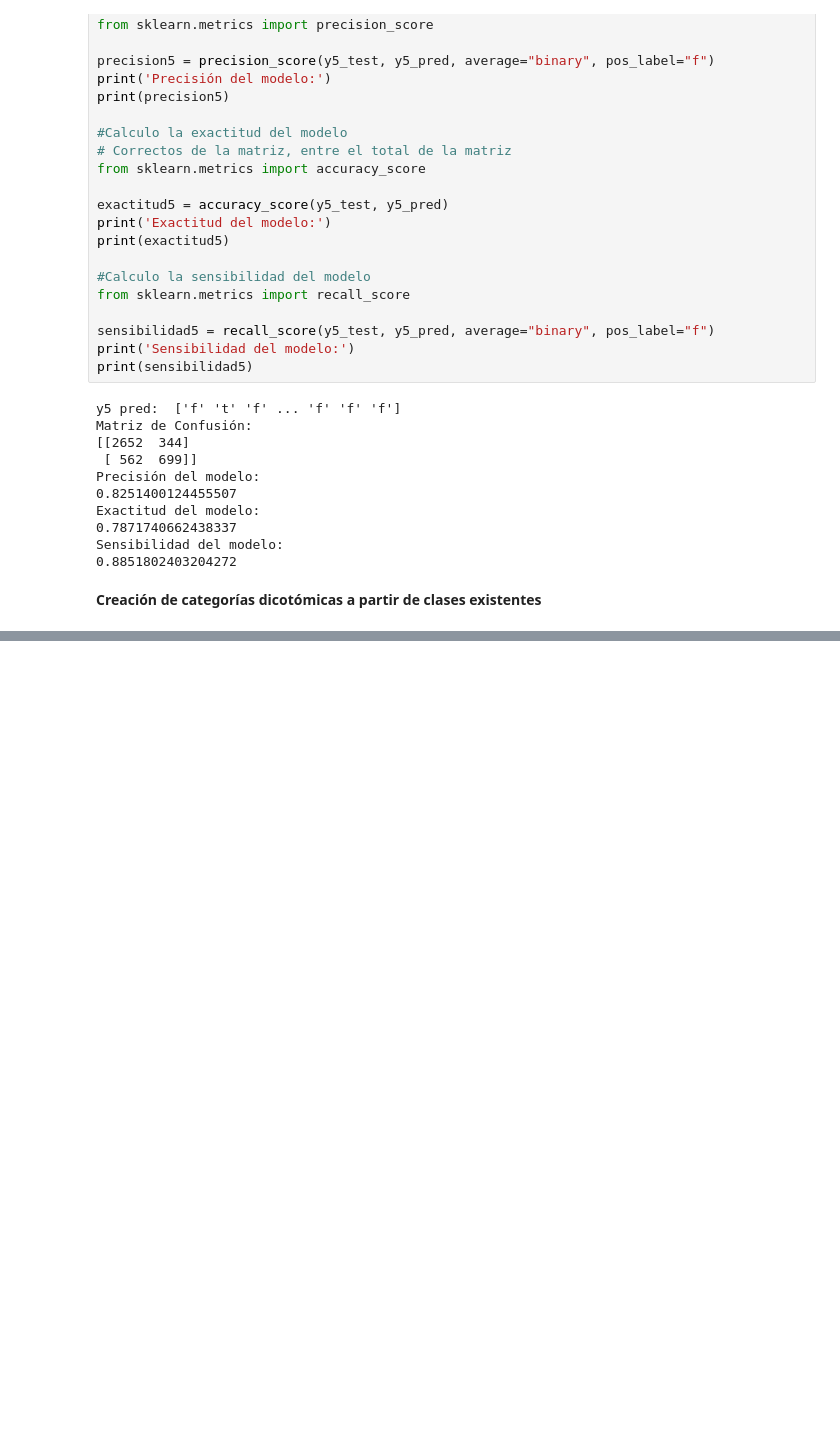
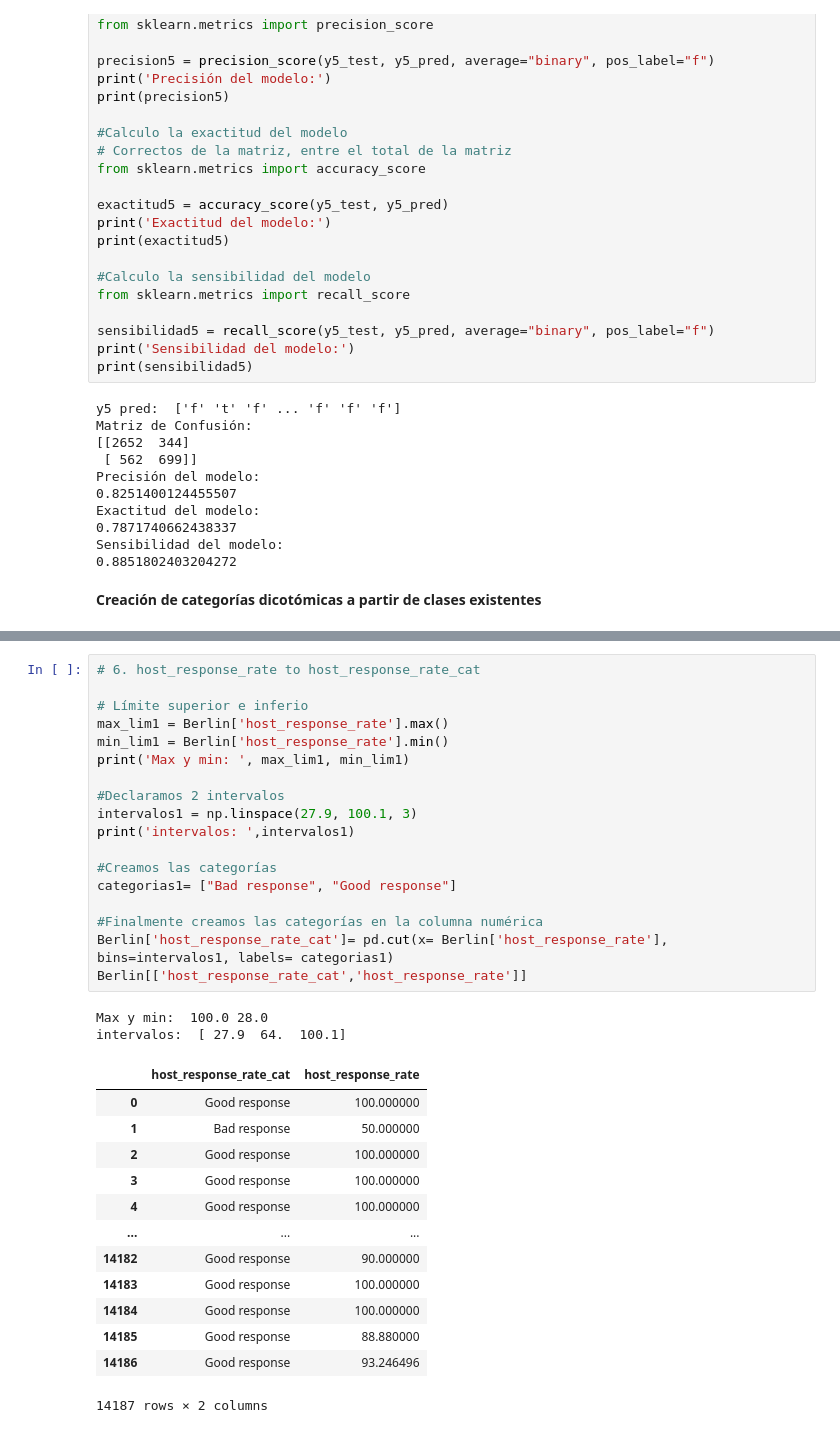
Before and after one commit to Raydays55/Regresion_Logistica, a Jupyter notebook: Regresion_logistica.ipynb, the cells around one changed output, grey strips where cells are left out. Drawn from its saved outputs; the diff is of its cells as text; blank space fills up the shorter version.

```diff
--- a/Regresion_logistica.ipynb
+++ b/Regresion_logistica.ipynb
@@ -613,0 +634,34 @@ Sensibilidad del modelo:
+# %%
+# 6. host_response_rate to host_response_rate_cat
+
+# Límite superior e inferio
+max_lim1 = Berlin['host_response_rate'].max()
+min_lim1 = Berlin['host_response_rate'].min()
+print('Max y min: ', max_lim1, min_lim1)
+
+#Declaramos 2 intervalos
+intervalos1 = np.linspace(27.9, 100.1, 3)
+print('intervalos: ',intervalos1)
+
+#Creamos las categorías
+categorias1= ["Bad response", "Good response"]
+
+#Finalmente creamos las categorías en la columna numérica
+Berlin['host_response_rate_cat']= pd.cut(x= Berlin['host_response_rate'], bins=intervalos1, labels= categorias1)
+Berlin[['host_response_rate_cat','host_response_rate']]
+# %% [output]
+Max y min:  100.0 28.0
+intervalos:  [ 27.9  64.  100.1]
+|  | host_response_rate_cat | host_response_rate |
+| 0 | Good response | 100.000000 |
+| 1 | Bad response | 50.000000 |
+| 2 | Good response | 100.000000 |
+| 3 | Good response | 100.000000 |
+| 4 | Good response | 100.000000 |
+| ... | ... | ... |
+| 14182 | Good response | 90.000000 |
+| 14183 | Good response | 100.000000 |
+| 14184 | Good response | 100.000000 |
+| 14185 | Good response | 88.880000 |
+| 14186 | Good response | 93.246496 |
+14187 rows × 2 columns
```
Also changed, not shown: parts of 5 cells of this notebook.
